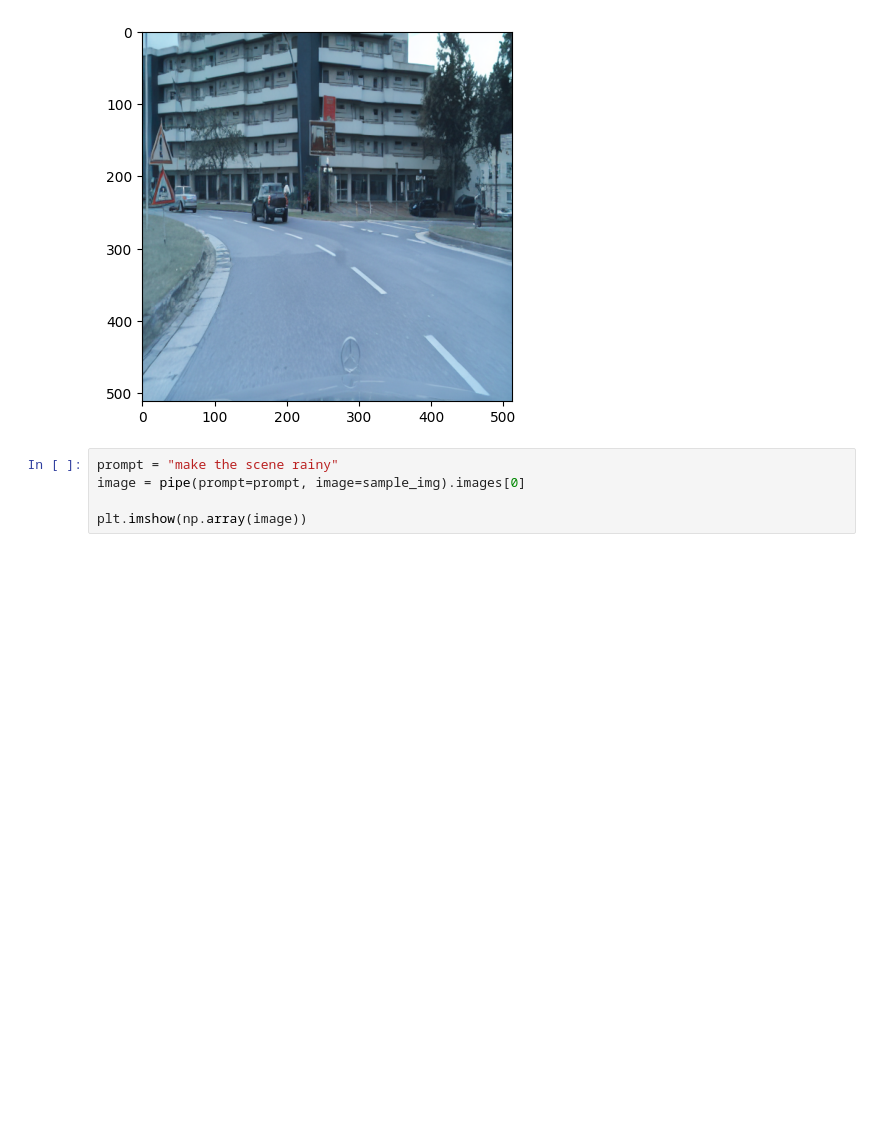
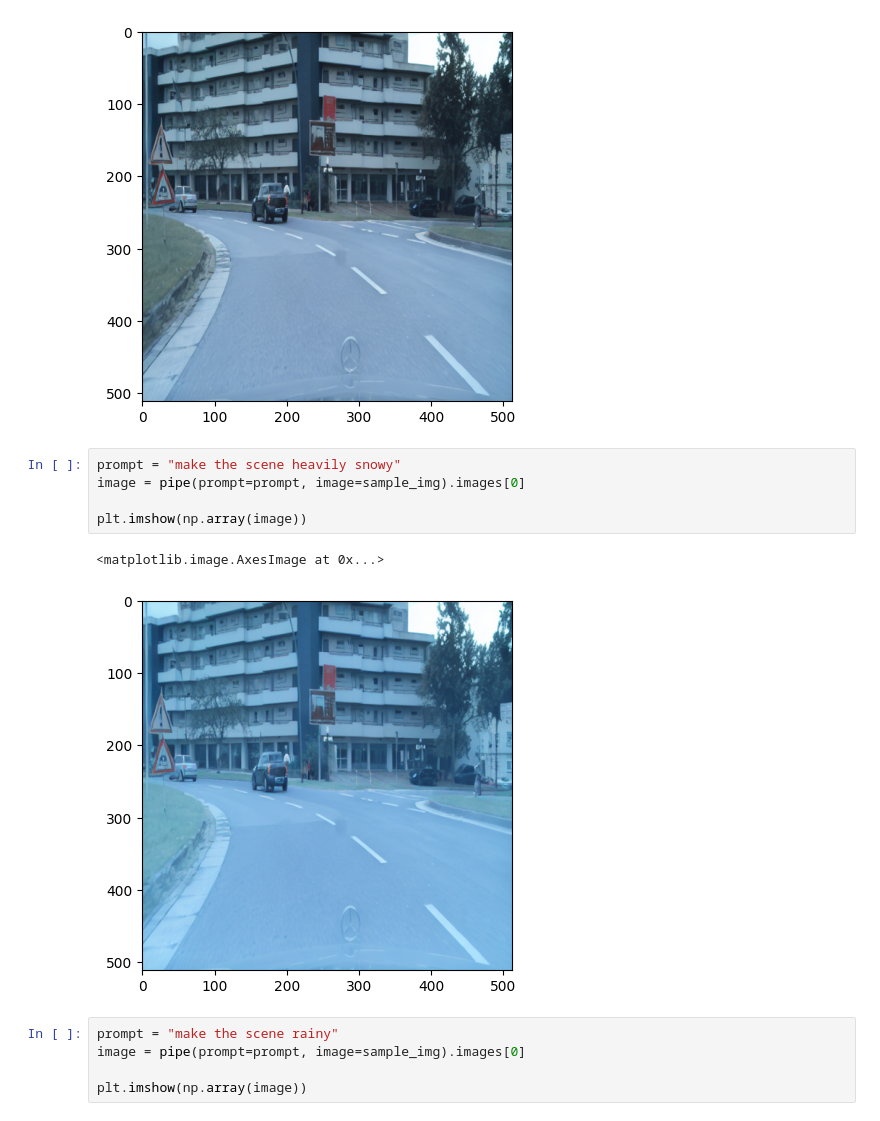
Before and after one commit to KhoiDOO/hfs, a Jupyter notebook: instrucP2P.ipynb, the cells around one changed output. Cells and saved outputs as stored; diff of their text form; blank space fills up the shorter version.

```diff
--- a/instrucP2P.ipynb
+++ b/instrucP2P.ipynb
@@ -50,6 +44,14 @@ plt.imshow(np.array(image))
 # %% [output]
 <matplotlib.image.AxesImage at 0x...>
 [figure]
+# %%
+prompt = "make the scene heavily snowy"
+image = pipe(prompt=prompt, image=sample_img).images[0]
+
+plt.imshow(np.array(image))
+# %% [output]
+<matplotlib.image.AxesImage at 0x...>
+[figure, added]
 # %%
 prompt = "make the scene rainy"
 image = pipe(prompt=prompt, image=sample_img).images[0]
```
Also changed, not shown: parts of 10 cells of this notebook, 3 other files.
